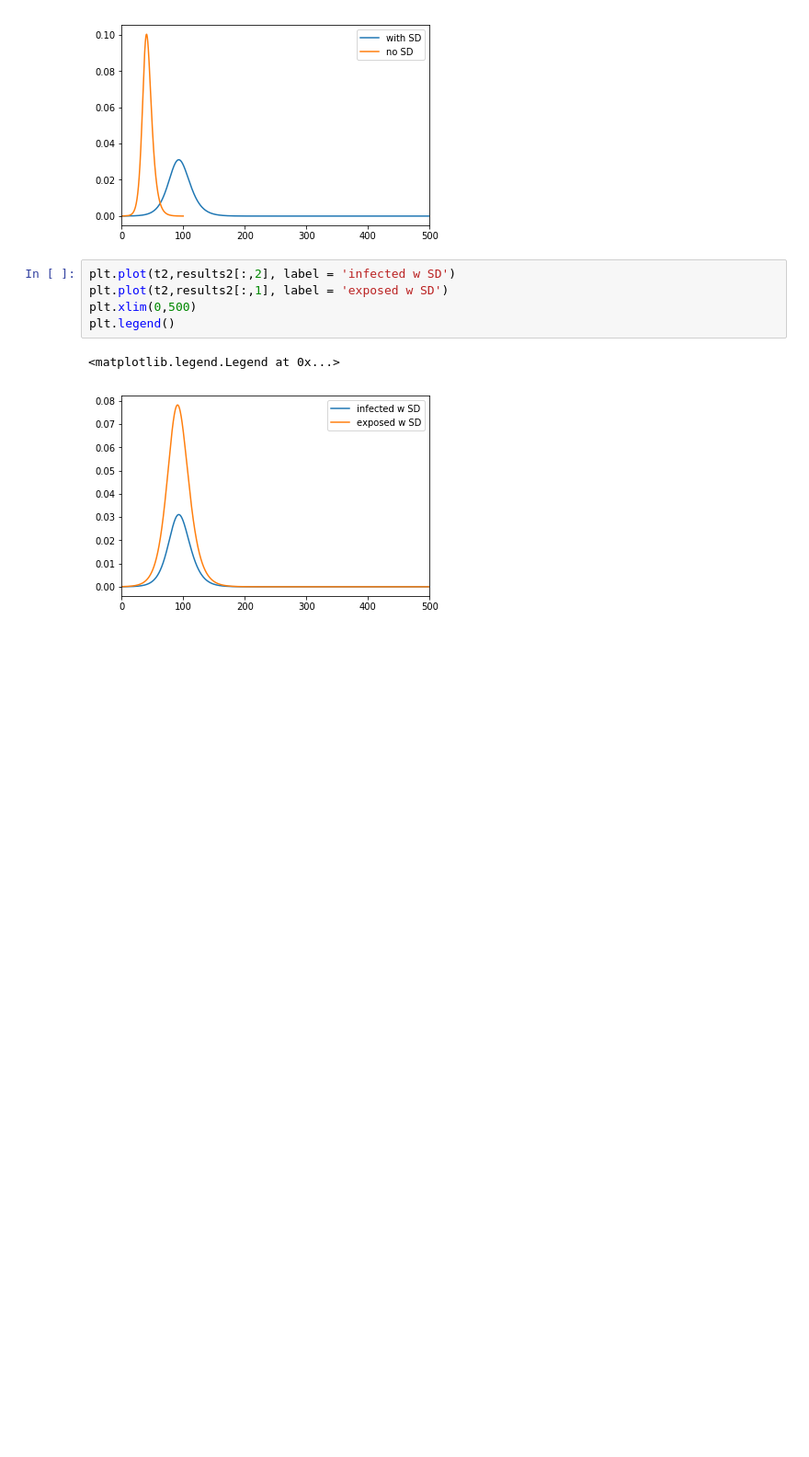
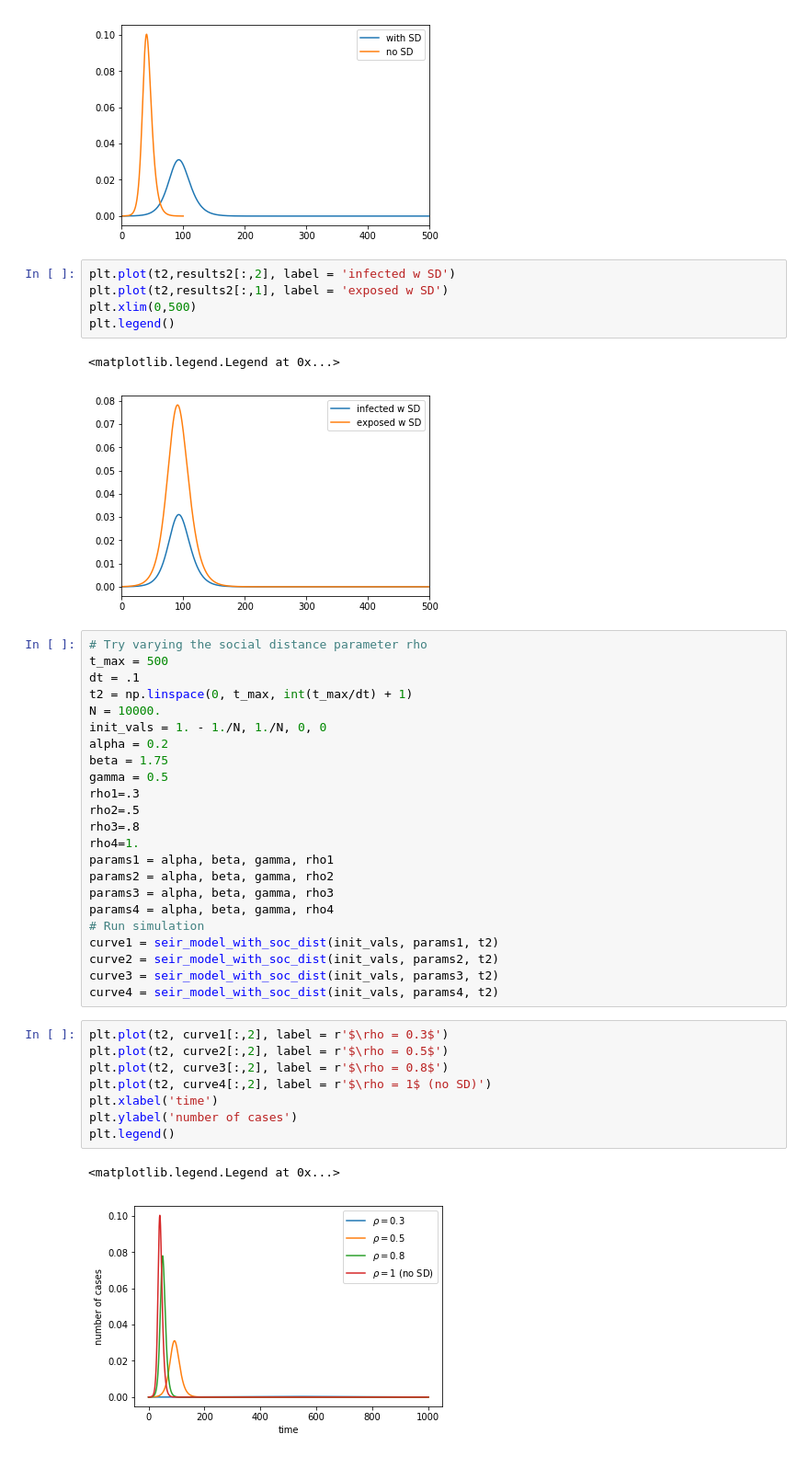
Before and after one commit to dgrin1/inclass_hw9_2020, a Jupyter notebook: ditkovsky_SEIR.ipynb, the cells around one changed output. Shown at 92% size. Saved outputs shown, nothing was run; the diff lists cells and outputs as text; blank space fills up the shorter version.

```diff
--- a/ditkovsky_SEIR.ipynb
+++ b/ditkovsky_SEIR.ipynb
@@ -82,3 +82,37 @@ plt.legend()
 # %% [output]
 <matplotlib.legend.Legend at 0x...>
 [figure]
+# %%
+# Try varying the social distance parameter rho
+t_max = 500
+dt = .1
+t2 = np.linspace(0, t_max, int(t_max/dt) + 1)
+N = 10000.
+init_vals = 1. - 1./N, 1./N, 0, 0
+alpha = 0.2
+beta = 1.75
+gamma = 0.5
+rho1=.3
+rho2=.5
+rho3=.8
+rho4=1.
+params1 = alpha, beta, gamma, rho1
+params2 = alpha, beta, gamma, rho2
+params3 = alpha, beta, gamma, rho3
+params4 = alpha, beta, gamma, rho4
+# Run simulation
+curve1 = seir_model_with_soc_dist(init_vals, params1, t2)
+curve2 = seir_model_with_soc_dist(init_vals, params2, t2)
+curve3 = seir_model_with_soc_dist(init_vals, params3, t2)
+curve4 = seir_model_with_soc_dist(init_vals, params4, t2)
+# %%
+plt.plot(t2, curve1[:,2], label = r'$\rho = 0.3$')
+plt.plot(t2, curve2[:,2], label = r'$\rho = 0.5$')
+plt.plot(t2, curve3[:,2], label = r'$\rho = 0.8$')
+plt.plot(t2, curve4[:,2], label = r'$\rho = 1$ (no SD)')
+plt.xlabel('time')
+plt.ylabel('number of cases')
+plt.legend()
+# %% [output]
+<matplotlib.legend.Legend at 0x...>
+[figure, added]
```
Also changed, not shown: parts of 8 cells of this notebook.
